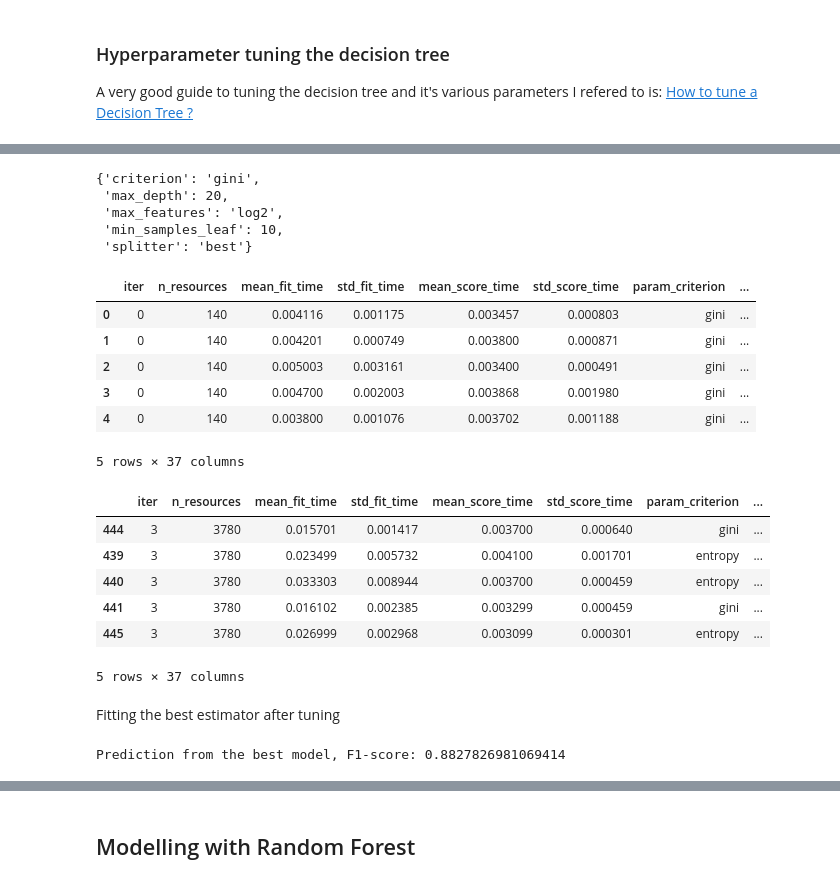
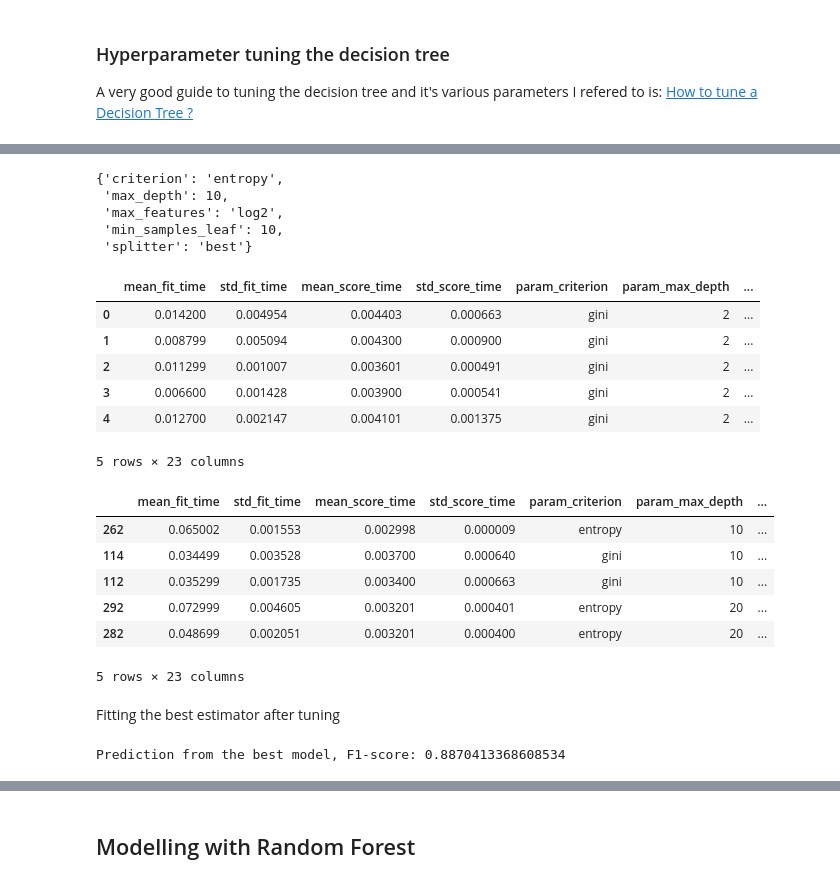
Before and after one commit to Abhiswain97/DryBeanClassification, a Jupyter notebook: Phase-3-Feature-Selection-and-Modelling .ipynb, the cells around one changed output, grey strips where cells are left out. Drawn from its saved outputs; the diff is of its cells as text; code cells hidden in the pictures.

Commit message:
fixes to interpretation of metrics

```diff
--- a/Phase-3-Feature-Selection-and-Modelling .ipynb
+++ b/Phase-3-Feature-Selection-and-Modelling .ipynb
@@ -44,5 +53,5 @@ sns.set(rc={"figure.figsize": (10, 8)}, font_scale=1.25)
 # %%
-df = pd.read_csv("./DryBeanDataset/Dry_Bean_Dataset.csv")
+df = pd.read_csv("./DryBeanDataset/Dry_Bean_Dataset.csv").sample(frac=1).reset_index(drop=True)
 # %%
 df.head()
 # %% [output]
@@ -336,11 +339,17 @@ def cross_validate(X, y, model):
 # %% [markdown]
 ## Decision tree modelling
 # %%
-X_train_, X_test_, y_train_, y_test_ = train_test_split(X_, y_, test_size=0.3)
+X_train_, X_test_, y_train_, y_test_ = train_test_split(X_, y_, test_size=0.3, stratify=y_)
 
 dt = DecisionTreeClassifier()
-dt.fit(X_train_, y_train_)
-
-preds = dt.predict(X_test_)
-print(f"Prediction from the baseline model, F1-score: {metrics.f1_score(preds, y_test_, average='weighted')}")
+results = cross_validate(
+    estimator=dt,
+    X=X_train_,
+    y=y_train_,
+    scoring=scorer,
+    cv=StratifiedKFold(n_splits=10),
+    verbose=2,
+    n_jobs=-1,
+    return_estimator=True
+)
 # %% [output]
@@ -363,15 +385,11 @@ params_dt = {
     'splitter': ['best', 'random']
 }
 # %%
-scorer = metrics.make_scorer(
-    metrics.f1_score, average='weighted'
+gs_cv_dt = GridSearchCV(
+    estimator=DecisionTreeClassifier(), n_jobs=-1,
+    param_grid=params_dt, scoring=scorer, cv=StratifiedKFold(n_splits=10), verbose=10,
 )
-
-hf_gs_cv_dt = HalvingGridSearchCV(
-    estimator=DecisionTreeClassifier(), n_jobs=-1,
-    param_grid=params_dt, scoring=scorer, cv=10, verbose=10,
-)
 # %%
 %%time
-hf_gs_cv_dt.fit(X_train_, y_train_)
+gs_cv_dt.fit(X_train_, y_train_)
 # %% [output]
@@ -403,30 +406,30 @@ HalvingGridSearchCV(cv=10, estimator=DecisionTreeClassifier(), n_jobs=-1,
 # %%
-hf_gs_cv_dt.best_params_
+gs_cv_dt.best_params_
 # %% [output]
-{'criterion': 'gini',
- 'max_depth': 20,
+{'criterion': 'entropy',
+ 'max_depth': 10,
  'max_features': 'log2',
  'min_samples_leaf': 10,
  'splitter': 'best'}
 # %%
-hf_gs_cv_dt_df = pd.DataFrame(hf_gs_cv_dt.cv_results_)
-hf_gs_cv_dt_df.head()
+gs_cv_dt_df = pd.DataFrame(gs_cv_dt.cv_results_)
+gs_cv_dt_df.head()
 # %% [output]
-|  | iter | n_resources | mean_fit_time | std_fit_time | mean_score_time | std_score_time | param_criterion | ... |
-| 0 | 0 | 140 | 0.004116 | 0.001175 | 0.003457 | 0.000803 | gini | ... |
-| 1 | 0 | 140 | 0.004201 | 0.000749 | 0.003800 | 0.000871 | gini | ... |
-| 2 | 0 | 140 | 0.005003 | 0.003161 | 0.003400 | 0.000491 | gini | ... |
-| 3 | 0 | 140 | 0.004700 | 0.002003 | 0.003868 | 0.001980 | gini | ... |
-| 4 | 0 | 140 | 0.003800 | 0.001076 | 0.003702 | 0.001188 | gini | ... |
+|  | mean_fit_time | std_fit_time | mean_score_time | std_score_time | param_criterion | param_max_depth | ... |
+| 0 | 0.014200 | 0.004954 | 0.004403 | 0.000663 | gini | 2 | ... |
+| 1 | 0.008799 | 0.005094 | 0.004300 | 0.000900 | gini | 2 | ... |
+| 2 | 0.011299 | 0.001007 | 0.003601 | 0.000491 | gini | 2 | ... |
+| 3 | 0.006600 | 0.001428 | 0.003900 | 0.000541 | gini | 2 | ... |
+| 4 | 0.012700 | 0.002147 | 0.004101 | 0.001375 | gini | 2 | ... |
-5 rows × 37 columns
+5 rows × 23 columns
 # %%
-hf_gs_cv_dt_df.nlargest(5, columns=['mean_test_score'])
+gs_cv_dt_df.nlargest(5, columns=['mean_test_score'])
 # %% [output]
-|  | iter | n_resources | mean_fit_time | std_fit_time | mean_score_time | std_score_time | param_criterion | ... |
-| 444 | 3 | 3780 | 0.015701 | 0.001417 | 0.003700 | 0.000640 | gini | ... |
-| 439 | 3 | 3780 | 0.023499 | 0.005732 | 0.004100 | 0.001701 | entropy | ... |
-| 440 | 3 | 3780 | 0.033303 | 0.008944 | 0.003700 | 0.000459 | entropy | ... |
-| 441 | 3 | 3780 | 0.016102 | 0.002385 | 0.003299 | 0.000459 | gini | ... |
-| 445 | 3 | 3780 | 0.026999 | 0.002968 | 0.003099 | 0.000301 | entropy | ... |
+|  | mean_fit_time | std_fit_time | mean_score_time | std_score_time | param_criterion | param_max_depth | ... |
+| 262 | 0.065002 | 0.001553 | 0.002998 | 0.000009 | entropy | 10 | ... |
+| 114 | 0.034499 | 0.003528 | 0.003700 | 0.000640 | gini | 10 | ... |
+| 112 | 0.035299 | 0.001735 | 0.003400 | 0.000663 | gini | 10 | ... |
+| 292 | 0.072999 | 0.004605 | 0.003201 | 0.000401 | entropy | 20 | ... |
+| 282 | 0.048699 | 0.002051 | 0.003201 | 0.000400 | entropy | 20 | ... |
-5 rows × 37 columns
+5 rows × 23 columns
 # %%
@@ -434,7 +437,7 @@ best_model = hf_gs_cv_dt.best_estimator_
 # %% [markdown]
 Fitting the best estimator after tuning
 # %%
-preds = best_model.predict(X_test_)
+preds = tuned_model.predict(X_test_)
 print(f"Prediction from the best model, F1-score: {metrics.f1_score(preds, y_test_, average='weighted')}")
 # %% [output]
-Prediction from the best model, F1-score: 0.8827826981069414
+Prediction from the best model, F1-score: 0.8870413368608534
```
Also changed, not shown: parts of 61 cells of this notebook, 4 other files.
